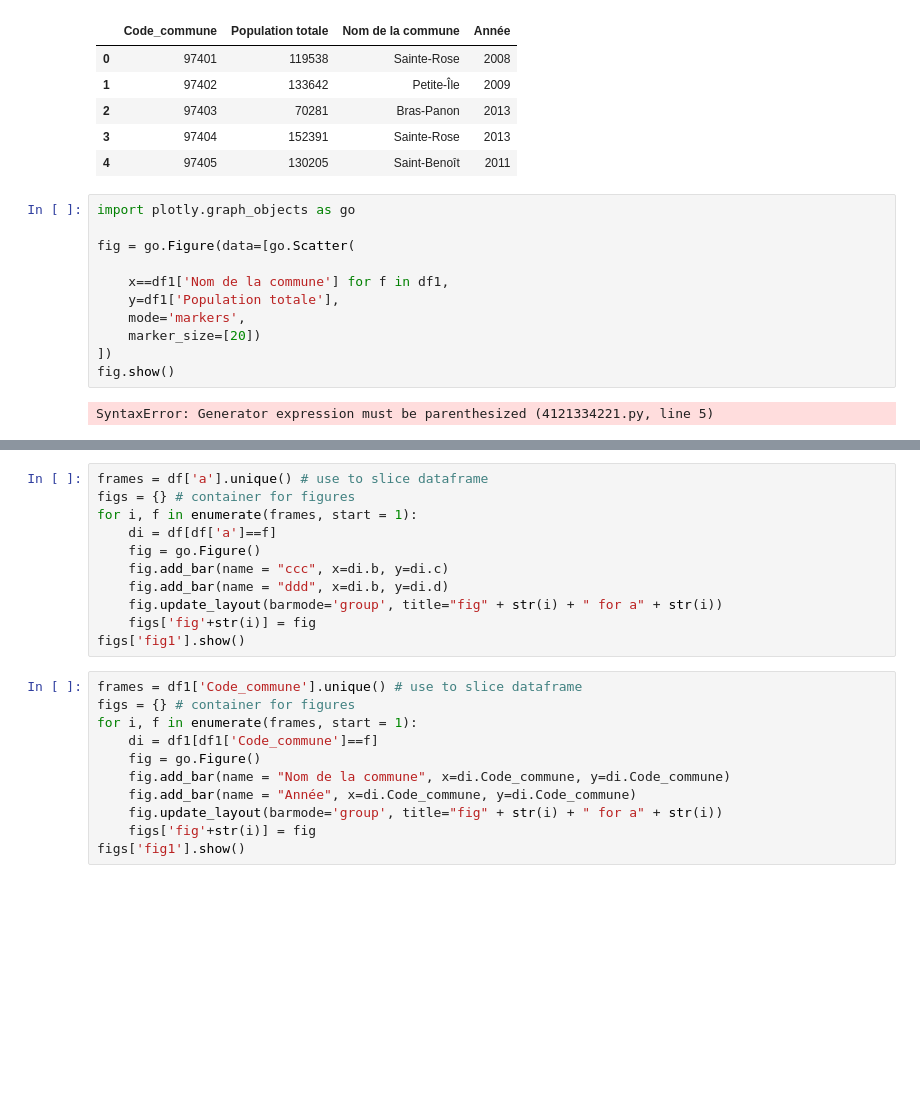
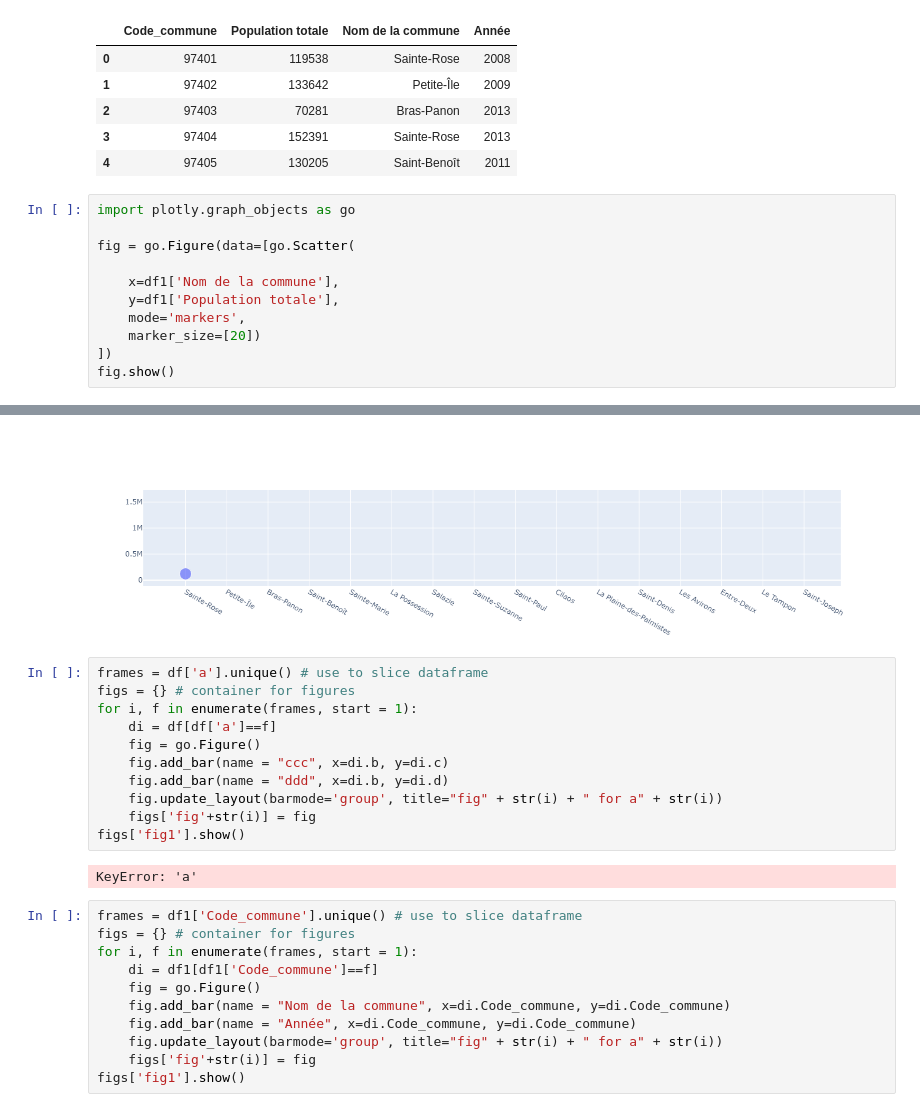
Before and after one commit to gabs974/datavizreunion, a Jupyter notebook: dataviz_2.ipynb, the cells around one changed output, grey strips where cells are left out. Saved outputs shown, nothing was run; the diff lists cells and outputs as text; blank space fills up the shorter version.

```diff
--- a/dataviz_2.ipynb
+++ b/dataviz_2.ipynb
@@ -99,11 +99,10 @@ import plotly.graph_objects as go
 
 fig = go.Figure(data=[go.Scatter(
 
-    x==df1['Nom de la commune'] for f in df1,
+    x=df1['Nom de la commune'],
     y=df1['Population totale'],
     mode='markers',
     marker_size=[20])
 ])
 fig.show()
 # %% [output]
-SyntaxError: Generator expression must be parenthesized (4121334221.py, line 5)
@@ -110,3 +110,4 @@ SyntaxError: Generator expression must be parenthesized (4121334221.py, line 5)
+[figure, added]
 # %%
 frames = df['a'].unique() # use to slice dataframe
 figs = {} # container for figures
@@ -118,6 +119,8 @@ for i, f in enumerate(frames, start = 1):
     fig.update_layout(barmode='group', title="fig" + str(i) + " for a" + str(i))
     figs['fig'+str(i)] = fig
 figs['fig1'].show()
+# %% [output]
+KeyError: 'a'
 # %%
 frames = df1['Code_commune'].unique() # use to slice dataframe
 figs = {} # container for figures
```
Also changed, not shown: parts of 4 cells of this notebook, 7 other files.
